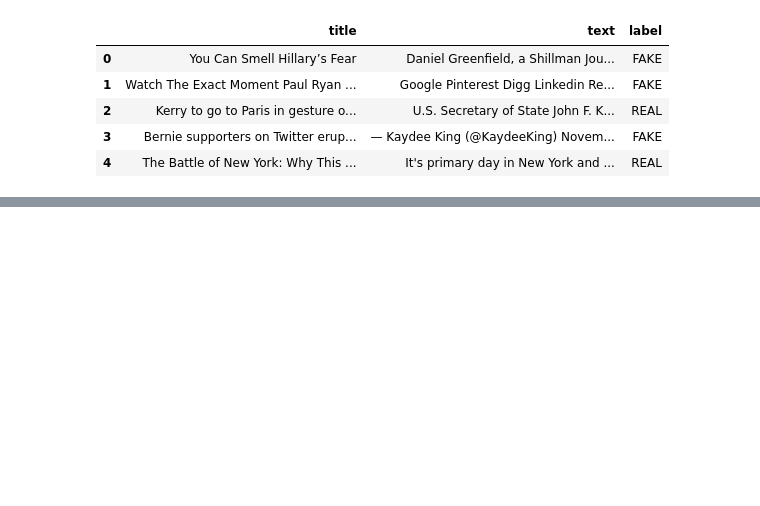
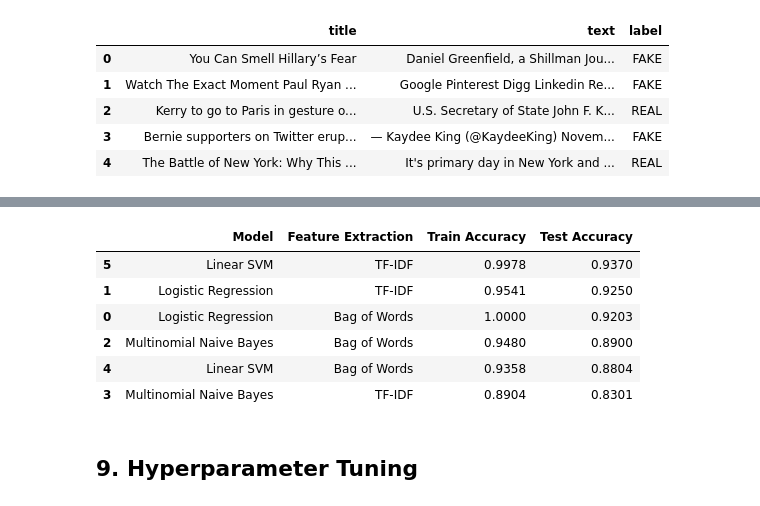
Before and after one commit to KhushPawar/fake-news-detection-nlp, a Jupyter notebook: NLP.ipynb, the cells around one changed output, grey strips where cells are left out. Saved outputs shown, nothing was run; the diff lists cells and outputs as text; code cells hidden in the pictures; blank space fills up the shorter version.

```diff
--- a/NLP.ipynb
+++ b/NLP.ipynb
@@ -124,0 +378,49 @@ ValueError: Found input variables with inconsistent numbers of samples: [2, 4244
+# %%
+import pandas as pd
+
+results = pd.DataFrame({
+    "Model": [
+        "Logistic Regression",
+        "Logistic Regression",
+        "Multinomial Naive Bayes",
+        "Multinomial Naive Bayes",
+        "Linear SVM",
+        "Linear SVM"
+    ],
+    "Feature Extraction": [
+        "Bag of Words",
+        "TF-IDF",
+        "Bag of Words",
+        "TF-IDF",
+        "Bag of Words",
+        "TF-IDF"
+    ],
+    "Train Accuracy": [
+        1.0,
+        0.9541,
+        0.9480,
+        0.8904,
+        0.9358,
+        0.9978
+    ],
+    "Test Accuracy": [
+        0.9203,
+        0.9250,
+        0.8900,
+        0.8301,
+        0.8804,
+        0.9370
+    ]
+})
+
+results.sort_values(by="Test Accuracy", ascending=False)
+# %% [output]
+|  | Model | Feature Extraction | Train Accuracy | Test Accuracy |
+| 5 | Linear SVM | TF-IDF | 0.9978 | 0.9370 |
+| 1 | Logistic Regression | TF-IDF | 0.9541 | 0.9250 |
+| 0 | Logistic Regression | Bag of Words | 1.0000 | 0.9203 |
+| 2 | Multinomial Naive Bayes | Bag of Words | 0.9480 | 0.8900 |
+| 4 | Linear SVM | Bag of Words | 0.9358 | 0.8804 |
+| 3 | Multinomial Naive Bayes | TF-IDF | 0.8904 | 0.8301 |
+# %% [markdown]
+## 9. Hyperparameter Tuning
```
Also changed, not shown: parts of 68 cells of this notebook, 2 other files.
